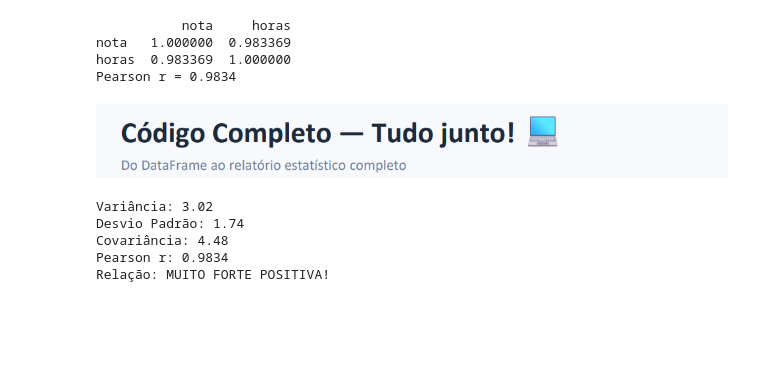
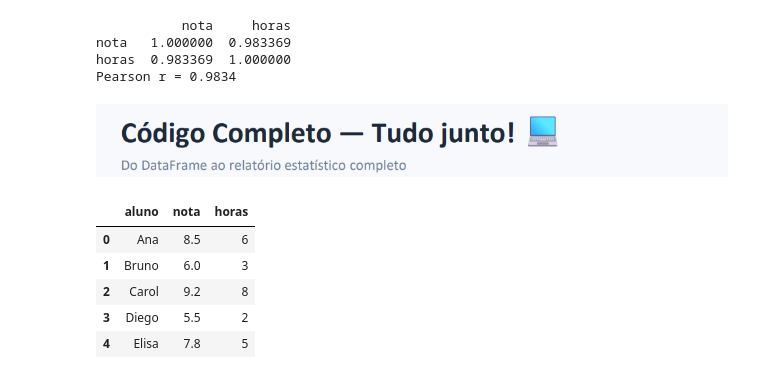
Before and after one commit to edudevelop02/SENAC-UC2, a Jupyter notebook: aula-sobre-variancia.ipynb, the cells around one changed output. Cells and saved outputs as stored; diff of their text form; code cells hidden in the pictures; blank space fills up the shorter version.

```diff
--- a/aula-sobre-variancia.ipynb
+++ b/aula-sobre-variancia.ipynb
@@ -89,22 +89,17 @@ Pearson r = 0.9834
 # %%
 import numpy as np
 import pandas as pd
 dados = {
 'aluno': ['Ana','Bruno','Carol','Diego',
 'Elisa','Felipe','Gabi','Hugo'],
 'nota': [8.5, 6.0, 9.2, 5.5, 7.8, 4.0, 9.0, 6.5],
 'horas': [6, 3, 8, 2, 5, 1, 7, 4 ]}
 df = pd.DataFrame(dados)
-print(f"Variância: {np.var(df['nota']):.2f}")
-print(f"Desvio Padrão: {np.std(df['nota']):.2f}")
-cov = np.cov(df['nota'], df['horas'])[0, 1]
-print(f"Covariância: {cov:.2f}")
-r = np.corrcoef(df['nota'], df['horas'])[0, 1]
-print(f"Pearson r: {r:.4f}")
-print("Relação: MUITO FORTE POSITIVA!")
+df.head()
 # %% [output]
-Variância: 3.02
-Desvio Padrão: 1.74
-Covariância: 4.48
-Pearson r: 0.9834
-Relação: MUITO FORTE POSITIVA!
+|  | aluno | nota | horas |
+| 0 | Ana | 8.5 | 6 |
+| 1 | Bruno | 6.0 | 3 |
+| 2 | Carol | 9.2 | 8 |
+| 3 | Diego | 5.5 | 2 |
+| 4 | Elisa | 7.8 | 5 |
```
Also changed, not shown: parts of 2 cells of this notebook, 2 other files.
